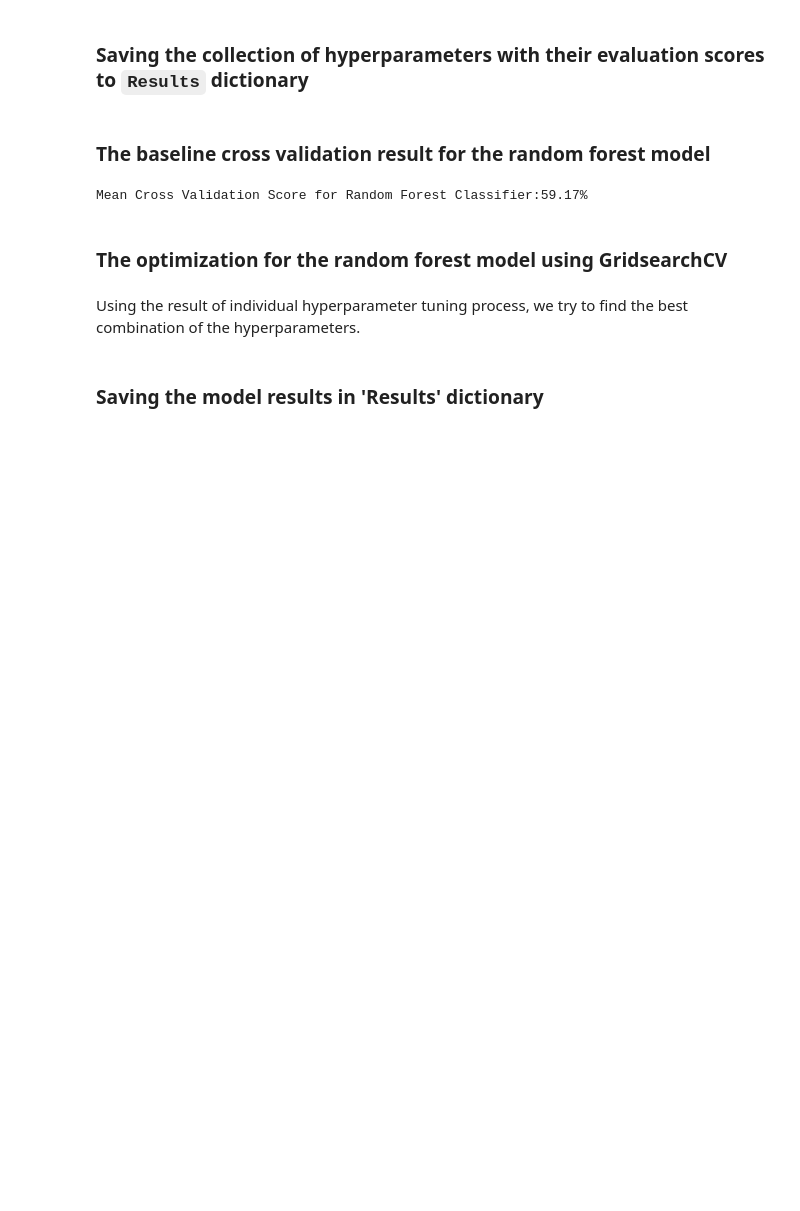
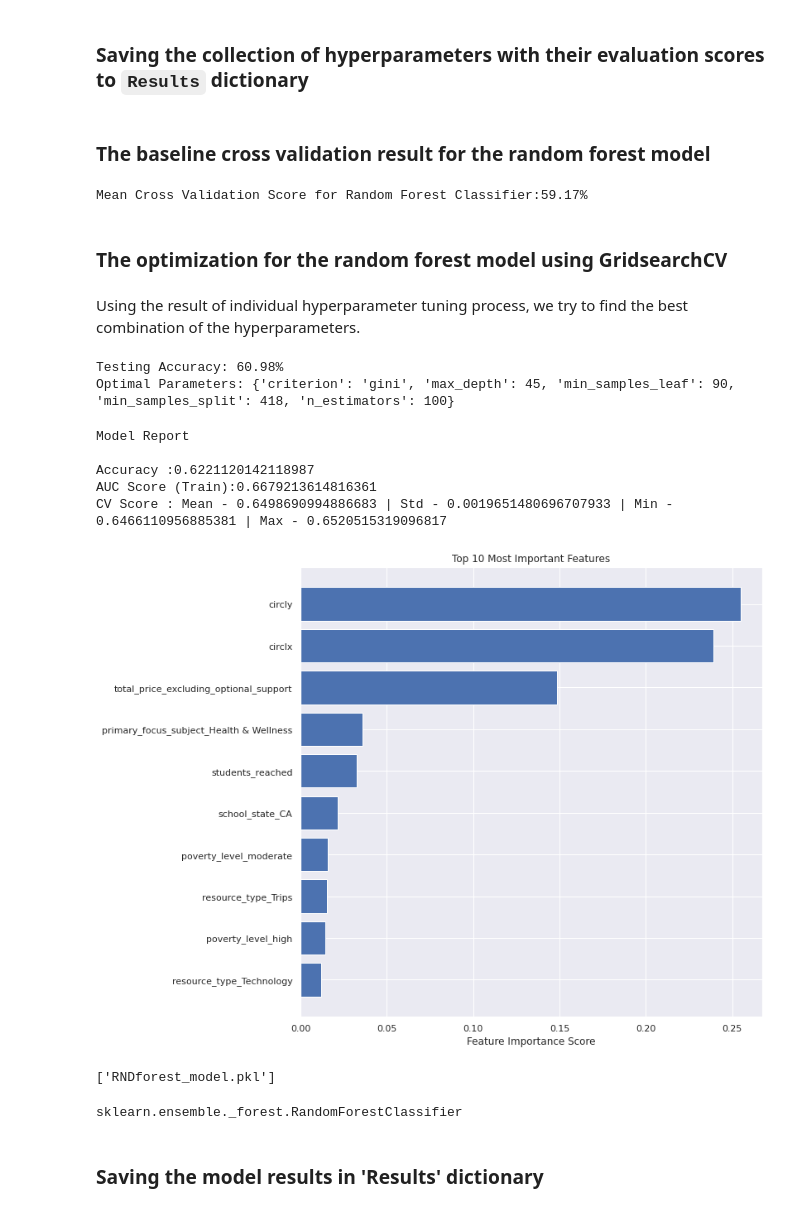
Before and after one commit to russell-ligon/DonorBooster, a Jupyter notebook: testscripts/DC_timeLogistic.ipynb, the cells around one changed output. Saved outputs shown, nothing was run; the diff lists cells and outputs as text; code cells hidden in the pictures; blank space fills up the shorter version.

```diff
--- a/testscripts/DC_timeLogistic.ipynb
+++ b/testscripts/DC_timeLogistic.ipynb
@@ -318,5 +325,6 @@ del x['days_to_funding']
 # Saving feature names for later use
 feature_list = list(x.columns)
 
+scaler = preprocessing.StandardScaler().fit(x) #produces a context/data-specific scaling factor
 
-x_scaled = preprocessing.scale(x)
+x_scaled = scaler.transform(x) #apply that scaler
@@ -1595,10 +1608,20 @@ forest_grid_search.fit(X_train, y_train)
 
 print("Testing Accuracy: {:.4}%".format(forest_grid_search.best_score_ * 100))
 print("Optimal Parameters: {}".format(forest_grid_search.best_params_))
+# %% [output]
+Testing Accuracy: 60.98%
+Optimal Parameters: {'criterion': 'gini', 'max_depth': 45, 'min_samples_leaf': 90, 'min_samples_split': 418, 'n_estimators': 100}
 # %%
 RNDforest = RandomForestClassifier(n_estimators=100,
                                    criterion= 'gini',
-                      max_depth=53,
-                      min_samples_split=2512,
+                      max_depth=45,
+                      min_samples_split=418,
                       min_samples_leaf=90)
 modelfit(RNDforest, X_train, y_train, feature_list)
+# %% [output]
+Model Report
+
+Accuracy :0.6221120142118987
+AUC Score (Train):0.6679213614816361
+CV Score : Mean - 0.6498690994886683 | Std - 0.0019651480696707933 | Min - 0.6466110956885381 | Max - 0.6520515319096817
+[figure, added]
@@ -1605,3 +1633,12 @@ modelfit(RNDforest, X_train, y_train, feature_list)
+# %%
+# save
+joblib.dump(RNDforest, "RNDforest_model.pkl")
+# %% [output]
+['RNDforest_model.pkl']
+# %%
+type(RNDforest)
+# %% [output]
+sklearn.ensemble._forest.RandomForestClassifier
 # %% [markdown]
 ### Saving the model results in 'Results' dictionary
 # %%
```
Also changed, not shown: parts of 64 cells of this notebook, 5 other files.
